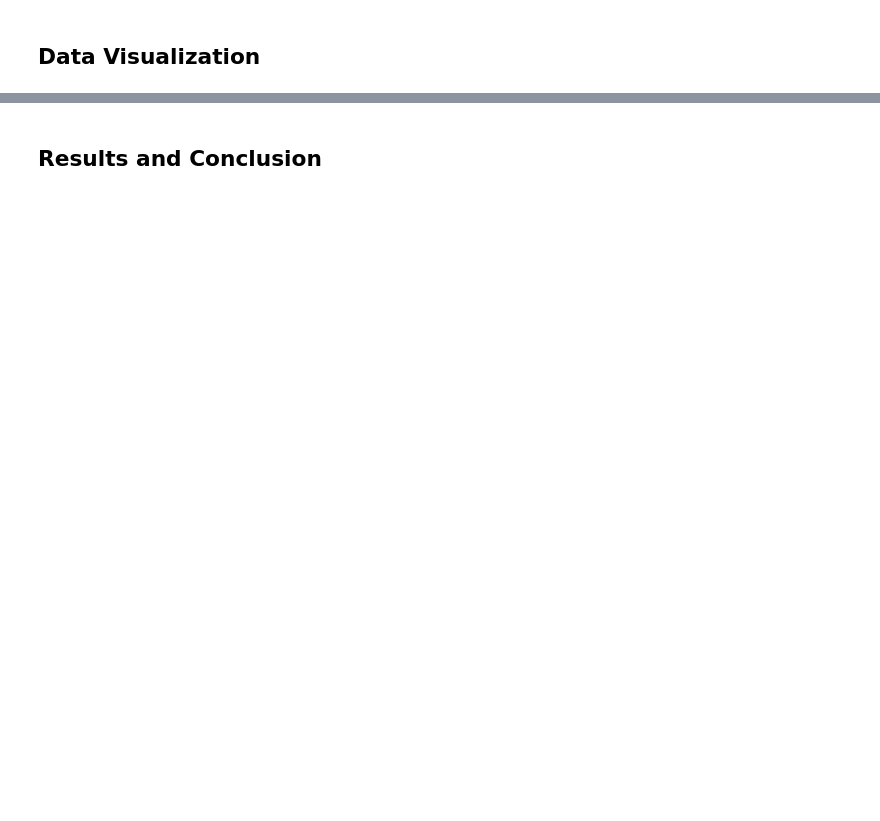
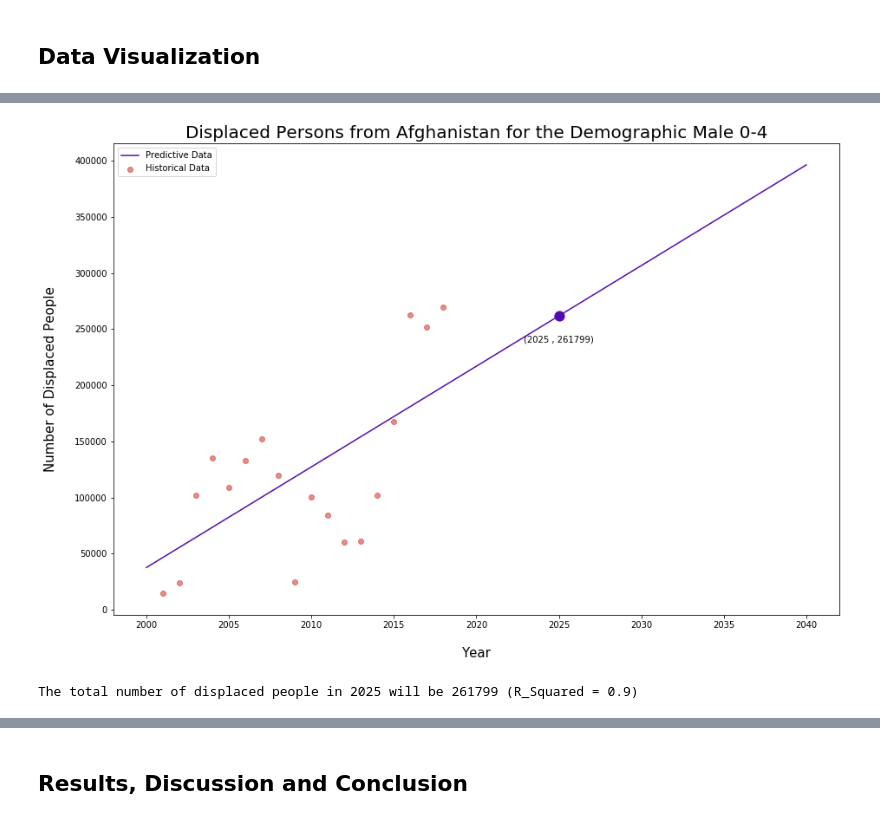
Before and after one commit to Miagong777/unhcr_displaced_demographics, a Jupyter notebook: Refugee_Project.ipynb, the cells around one changed output, grey strips where cells are left out. Saved outputs shown, nothing was run; the diff lists cells and outputs as text; code cells hidden in the pictures; blank space fills up the shorter version.

```diff
--- a/Refugee_Project.ipynb
+++ b/Refugee_Project.ipynb
@@ -245,6 +252,7 @@ def prediction_visualization(regression_calculated_dataframe, raw_dataframe_inpu
 
     coefficient = user_input_slice.at[0, 'coefficient']
     intercept = user_input_slice.at[0, 'intercept']
+    r_squared = user_input_slice.at[0, 'r_squared']
 
 
     tabulated_data = raw_dataframe_input[raw_dataframe_input['Country / territory of asylum/residence'] == country_user_input][['Year', demographic_user_input]]
@@ -283,7 +291,7 @@ def prediction_visualization(regression_calculated_dataframe, raw_dataframe_inpu
     if ((coefficient * year_user_input) + intercept) < 0:
         print('The total number of displaced people in {} will be {}'.format(year_user_input, 0))
     else:
-        print('The total number of displaced people in {} will be {}'.format(year_user_input, int(round((coefficient * year_user_input) + intercept))))
+        print('The total number of displaced people in {} will be {} (R_Squared = {})'.format(year_user_input, int(round((coefficient * year_user_input) + intercept)), round(r_squared, 2)))
 
 
 def do_geocode(address):
@@ -300,9 +308,10 @@ def do_geocode(address):
         return do_geocode(address)
 
 def generate_map(dataframe, demographic, year):
-    # it's not plotting all of the points (ukraine, turkmenistan, etc. dataframe input has correct lat/lng)
-    '''This plots a logarithmically scale of the number of displaced people from each country in the dataframe,
-    with a scale of blue (few displaced individuals) to red (many displaced individuals)
+    '''This plots a logarithmically scaled colorscale of the number of displaced people from each country
+    in the dataframe, with a scale of blue (few displaced individuals) to red (many displaced individuals).
+    This does not plot points at all for countries that are predicting a negative number of displaced
+    individuals.
     '''
 
     map_df = dataframe[dataframe['demographic'] == demographic]
@@ -441,0 +421,11 @@ Dropdown(options=(2020, 2020, 2021, 2021, 2022, 2023, 2023, 2024, 2024, 2025, 20
+# %%
+country_vis_input = 'Afghanistan'
+demographic_vis_input = 'Male 0-4'
+year_vis_input = 2025
+
+prediction_visualization(overall_table_regression, demographics_df, country_vis_input, demographic_vis_input, year_vis_input)
+
+generate_map(overall_table_regression, demographic_vis_input, year_vis_input)
+# %% [output]
+[figure, added]
+The total number of displaced people in 2025 will be 261799 (R_Squared = 0.9)
@@ -442,5 +433,5 @@ Dropdown(options=(2020, 2020, 2021, 2021, 2022, 2023, 2023, 2024, 2024, 2025, 20
 # %% [markdown]
-## Results and Conclusion
+## Results, Discussion and Conclusion
 # %% [markdown]
 Based on the logarithmic map that details predicted numbers of displaced people, it is clearly consistent with what we have been seeing. Specifically, the largest populations are predicted to come generally from Sub-Saharan Africa, the Middle East, Central America and parts of Southeast Asia.
 
```
Also changed, not shown: parts of 18 cells of this notebook.
